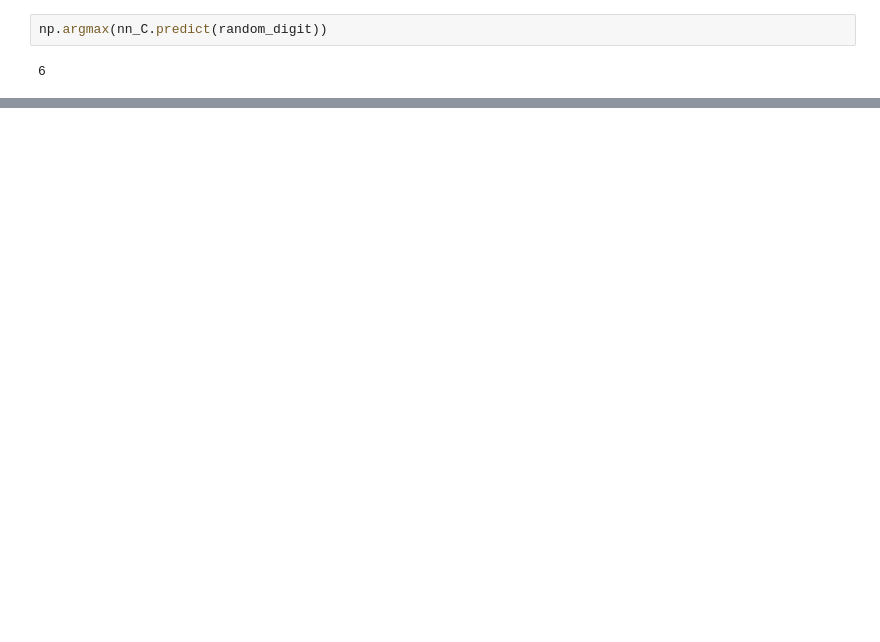
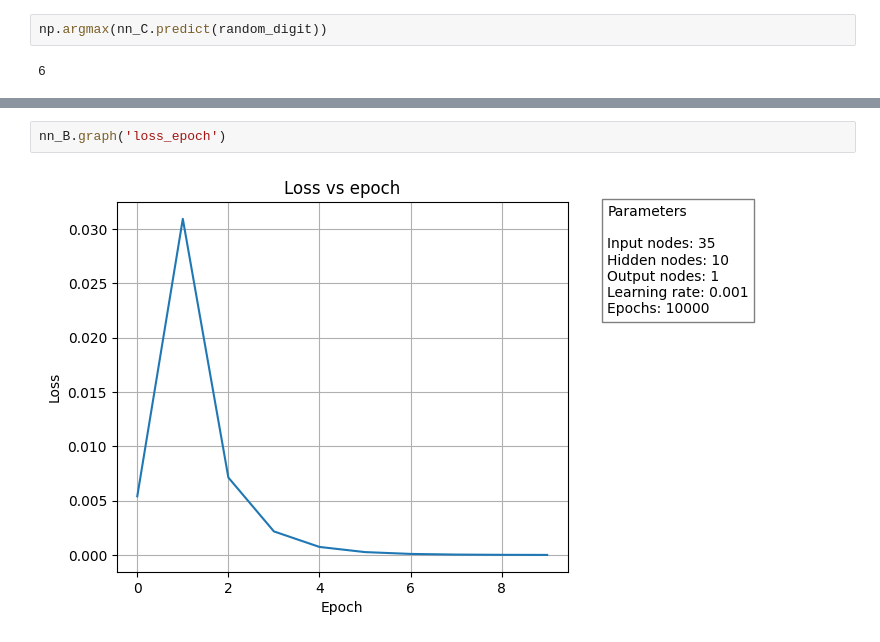
Before and after one commit to tristanff/SIA-TP3, a Jupyter notebook: Exercise3/Multilayer-with-adam.ipynb, the cells around one changed output, grey strips where cells are left out. Saved outputs shown, nothing was run; the diff lists cells and outputs as text; blank space fills up the shorter version.

```diff
--- a/Exercise3/Multilayer-with-adam.ipynb
+++ b/Exercise3/Multilayer-with-adam.ipynb
@@ -456,0 +529,4 @@ np.argmax(nn_C.predict(random_digit))
+# %%
+nn_B.graph('loss_epoch')
+# %% [output]
+[figure, added]
```
Also changed, not shown: parts of 12 cells of this notebook.
